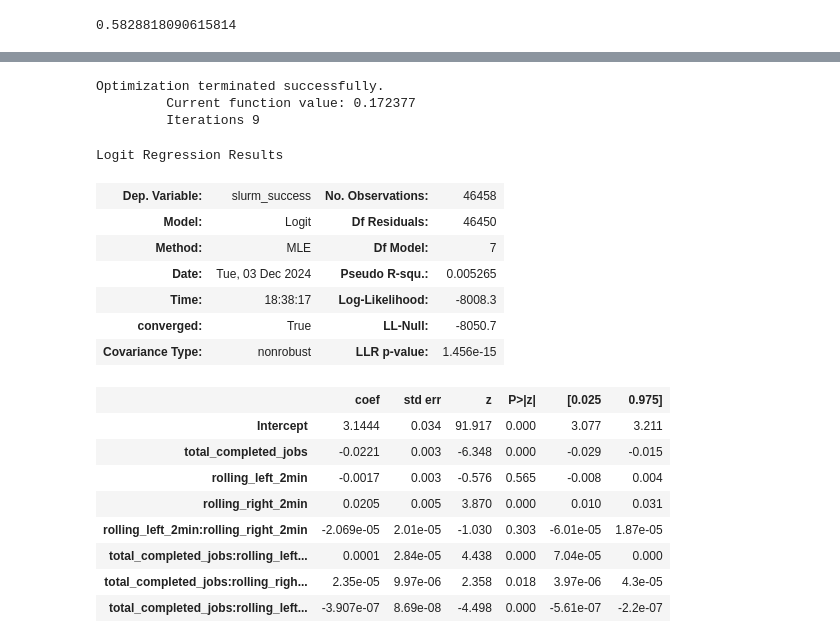
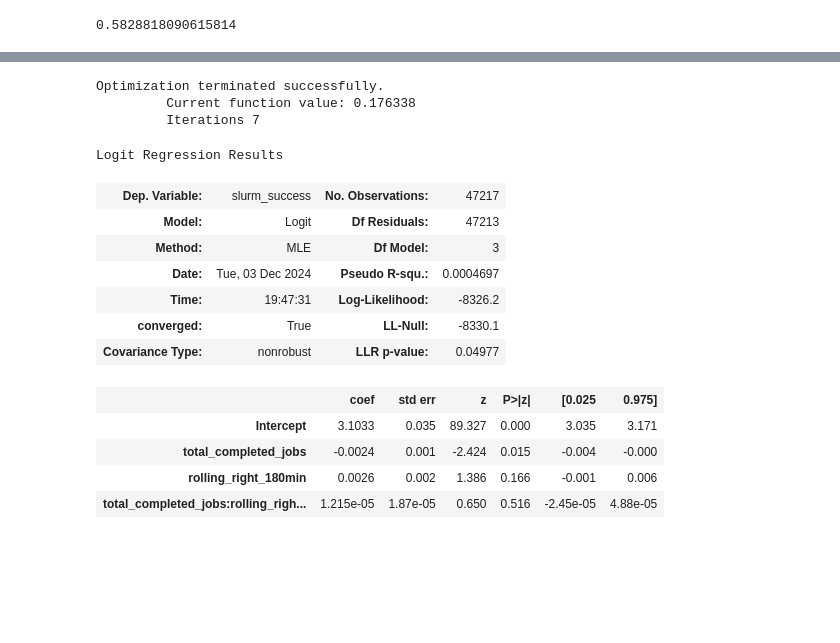
Before and after one commit to nss-data-science-cohort-8/accre-sweet-potato-casserole, a Jupyter notebook: notebooks/AIBranch3.ipynb, the cells around one changed output, grey strips where cells are left out. Drawn from its saved outputs; the diff is of its cells as text; code cells hidden in the pictures; blank space fills up the shorter version.

Commit message:
"Investigated some mrore logistical regression models."

```diff
--- a/notebooks/AIBranch3.ipynb
+++ b/notebooks/AIBranch3.ipynb
@@ -144,24 +168,20 @@ data.head(2)
 # %%
-leftright_logreg = smf.logit('slurm_success ~ total_completed_jobs + rolling_left_2min + rolling_right_2min + (rolling_left_2min * rolling_right_2min) + (total_completed_jobs * rolling_left_2min) + (total_completed_jobs * rolling_right_2min) + (total_completed_jobs * rolling_left_2min * rolling_right_2min)', data=data).fit()
-leftright_logreg.summary()
+#leftright_logreg = smf.logit('slurm_success ~ total_completed_jobs + rolling_right_180min + (total_completed_jobs * rolling_right_180min)', data=data).fit()
+#leftright_logreg.summary()
 # %% [output]
 Optimization terminated successfully.
-         Current function value: 0.172377
-         Iterations 9
+         Current function value: 0.176338
+         Iterations 7
 Logit Regression Results
-| Dep. Variable: | slurm_success | No. Observations: | 46458 |
-| Model: | Logit | Df Residuals: | 46450 |
-| Method: | MLE | Df Model: | 7 |
-| Date: | Tue, 03 Dec 2024 | Pseudo R-squ.: | 0.005265 |
-| Time: | 18:38:17 | Log-Likelihood: | -8008.3 |
-| converged: | True | LL-Null: | -8050.7 |
-| Covariance Type: | nonrobust | LLR p-value: | 1.456e-15 |
+| Dep. Variable: | slurm_success | No. Observations: | 47217 |
+| Model: | Logit | Df Residuals: | 47213 |
+| Method: | MLE | Df Model: | 3 |
+| Date: | Tue, 03 Dec 2024 | Pseudo R-squ.: | 0.0004697 |
+| Time: | 19:47:31 | Log-Likelihood: | -8326.2 |
+| converged: | True | LL-Null: | -8330.1 |
+| Covariance Type: | nonrobust | LLR p-value: | 0.04977 |
 |  | coef | std err | z | P>|z| | [0.025 | 0.975] |
-| Intercept | 3.1444 | 0.034 | 91.917 | 0.000 | 3.077 | 3.211 |
-| total_completed_jobs | -0.0221 | 0.003 | -6.348 | 0.000 | -0.029 | -0.015 |
-| rolling_left_2min | -0.0017 | 0.003 | -0.576 | 0.565 | -0.008 | 0.004 |
-| rolling_right_2min | 0.0205 | 0.005 | 3.870 | 0.000 | 0.010 | 0.031 |
-| rolling_left_2min:rolling_right_2min | -2.069e-05 | 2.01e-05 | -1.030 | 0.303 | -6.01e-05 | 1.87e-05 |
-| total_completed_jobs:rolling_left... | 0.0001 | 2.84e-05 | 4.438 | 0.000 | 7.04e-05 | 0.000 |
-| total_completed_jobs:rolling_righ... | 2.35e-05 | 9.97e-06 | 2.358 | 0.018 | 3.97e-06 | 4.3e-05 |
-| total_completed_jobs:rolling_left... | -3.907e-07 | 8.69e-08 | -4.498 | 0.000 | -5.61e-07 | -2.2e-07 |
+| Intercept | 3.1033 | 0.035 | 89.327 | 0.000 | 3.035 | 3.171 |
+| total_completed_jobs | -0.0024 | 0.001 | -2.424 | 0.015 | -0.004 | -0.000 |
+| rolling_right_180min | 0.0026 | 0.002 | 1.386 | 0.166 | -0.001 | 0.006 |
+| total_completed_jobs:rolling_righ... | 1.215e-05 | 1.87e-05 | 0.650 | 0.516 | -2.45e-05 | 4.88e-05 |
```
Also changed, not shown: parts of 13 cells of this notebook, 1 other file.
